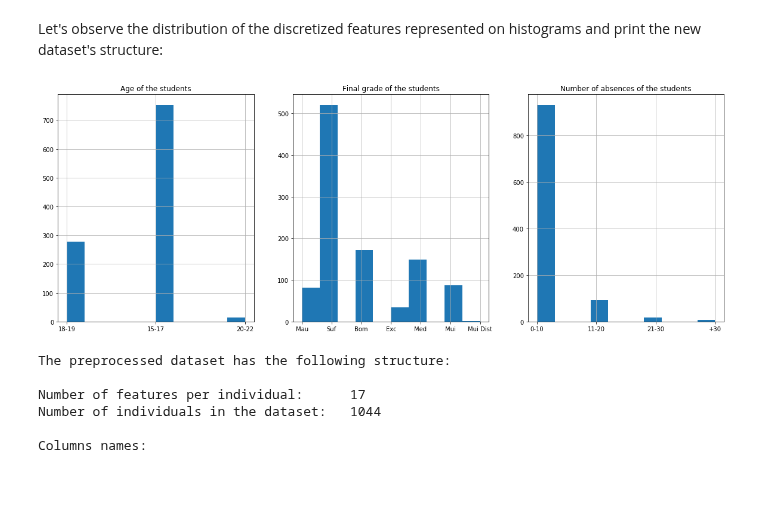
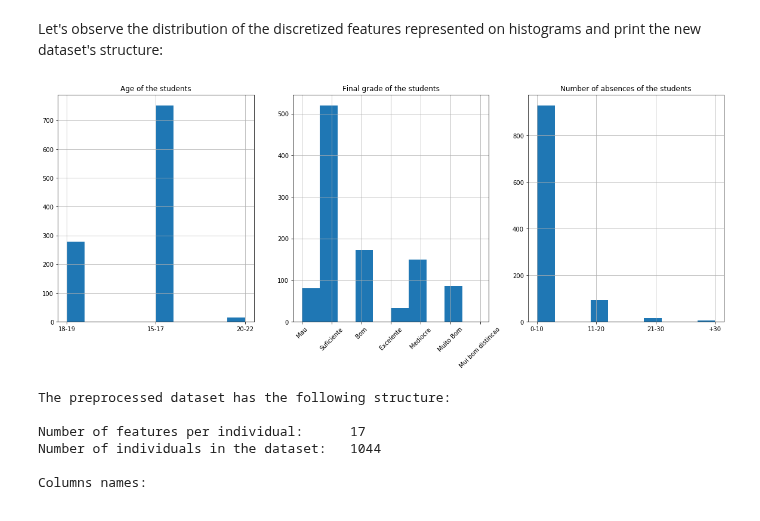
Before and after one commit to Mikalb98/StudentAnalysis-BayesianNetwork, a Jupyter notebook: Bayesian Model.ipynb, the cells around one changed output. Drawn from its saved outputs; the diff is of its cells as text; code cells hidden in the pictures; blank space fills up the shorter version.

```diff
--- a/Bayesian Model.ipynb
+++ b/Bayesian Model.ipynb
@@ -376,23 +376,26 @@ There are 1 students that obtained Muito bom con distincao e louvor
 # %% [markdown]
 Now lets create the bins and check if some error occured by comparing the number of students in each newly created group with the numbers computed in the last cell of code:
 # %%
-'''ordered_labels = ["Mau|Poor",
+'''
+ordered_labels = ["Mau|Poor",
                   "Mediocre|Poor",
                   "Suficiente|sufficient",
                   "Bom|Good",
                   "Muito Bom|Very Good",
                   "Excelente|Excellent",
                   "Muito bom con distincao e louvor|very good with distinction and honors"
-                 ]'''
+                 ]
+'''
 
 ordered_labels = ["Mau",
-                  "Med",
-                  "Suf",
+                  "Mediocre",
+                  "Suficiente",
                   "Bom",
-                  "Mui",
-                  "Exc",
-                  "Mui Dist"
+                  "Muito Bom",
+                  "Excelente",
+                  "Mui bom distincao"
                  ]
+
 
 df_new['G3'] = pd.cut(x = df_new['G3'],
                       bins = [np.min(df_new['G3']),6.99,9.99,13.99,15.99,17.99,19.99,np.max(df_new['G3'])],
@@ -494,17 +497,19 @@ Let's observe the distribution of the discretized features represented on histog
 # %%
 discretized = [df_new['age'], df_new['G3'], df_new['absences']]
 titles = ["Age of the students", "Final grade of the students", "Number of absences of the students"]
 
 fig, x = plt.subplots(1, len(discretized), figsize=(20, 7))
 
 for i in range(len(x)):
     x[i].hist(discretized[i])
     x[i].grid(True)
     x[i].set_title(titles[i])
+    if i == 1:
+        _ = plt.setp(x[i].get_xticklabels(), rotation=45)
 
 fig.show()
 # %% [output]
-[figure, old version]
+[figure, new version]
 # %%
 #Preprocessed dataset's structure info:
 print("The preprocessed dataset has the following structure:\n")
```
Also changed, not shown: parts of 81 cells of this notebook.
